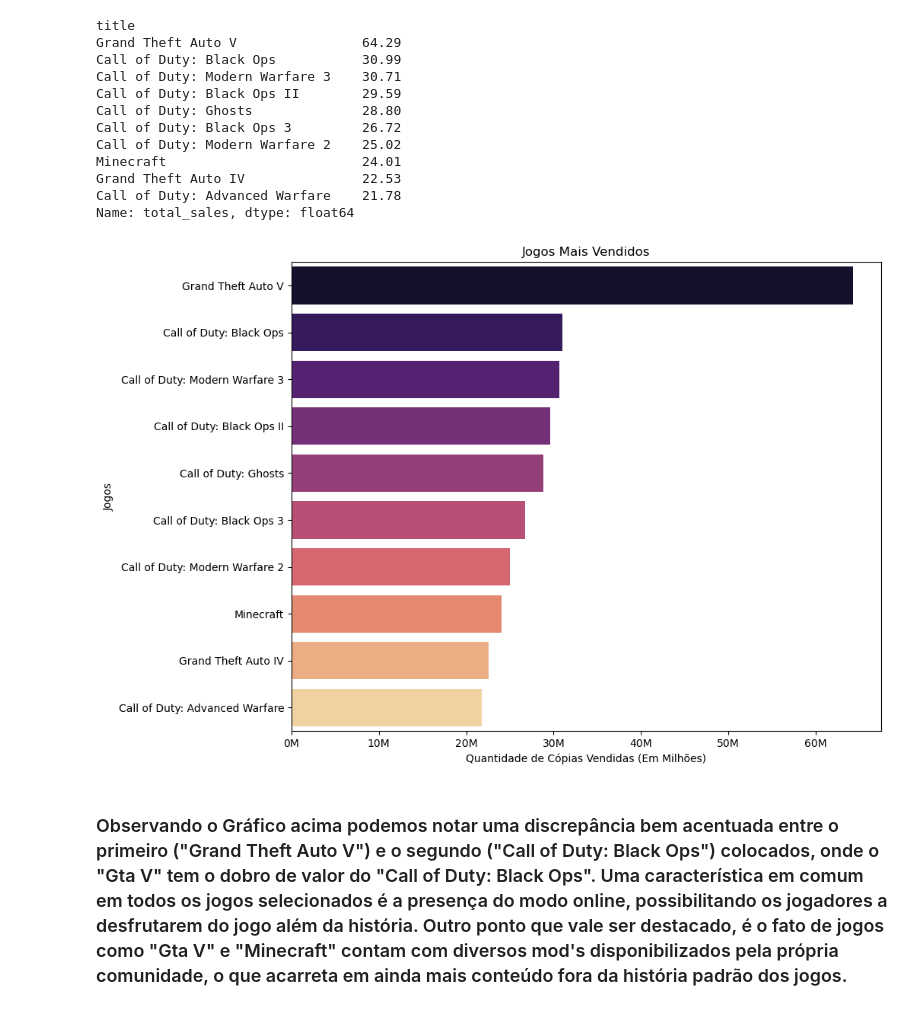
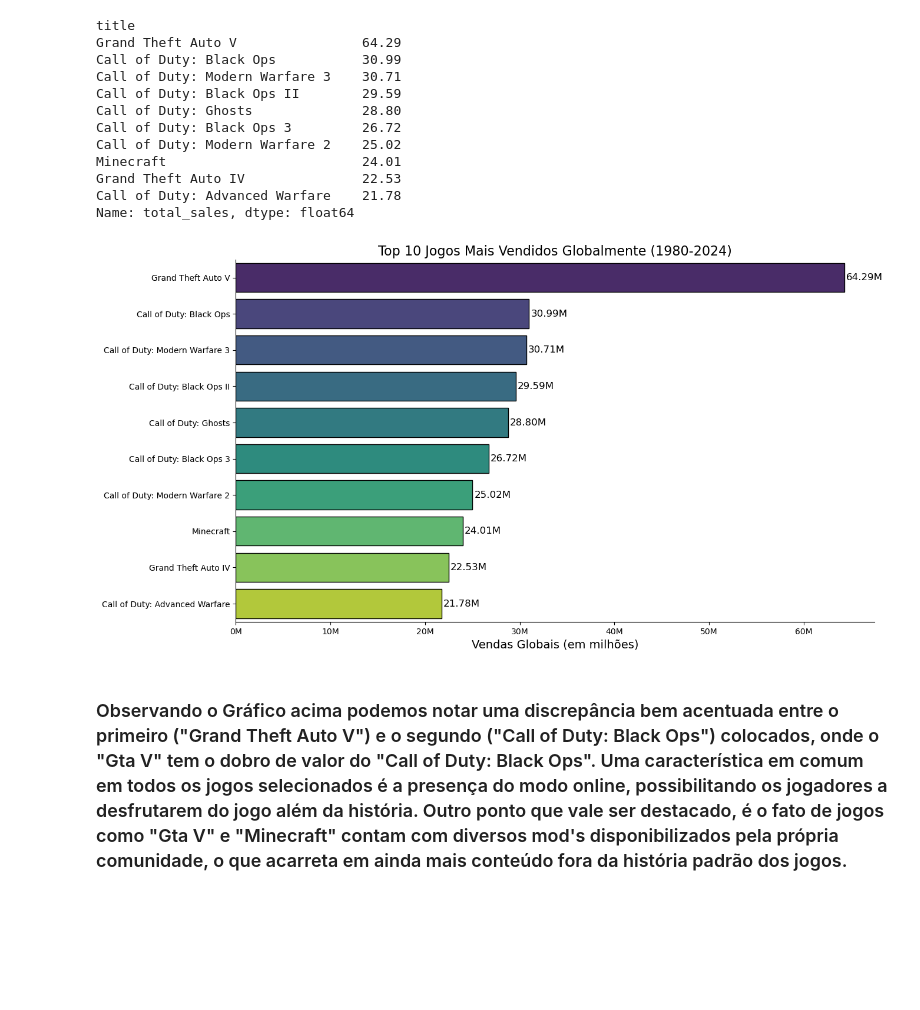
Before and after one commit to MatheusMorandi/Analise_Vendas_Jogos_2024, a Jupyter notebook: src/eda.ipynb, the cells around one changed output. Cells and saved outputs as stored; diff of their text form; code cells hidden in the pictures; blank space fills up the shorter version.

Commit message:
Atualizando graficos de vendas

```diff
--- a/src/eda.ipynb
+++ b/src/eda.ipynb
@@ -97,30 +96,36 @@ Grand Theft Auto IV               22.53
 Call of Duty: Advanced Warfare    21.78
 Name: total_sales, dtype: float64
 # %%
-plt.figure(figsize = (10,8))
+plt.figure(figsize = (14,8))
 
 ax = sns.barplot(
     data = pd.DataFrame(games_mais_vendido),
     x = games_mais_vendido.values,
     y = games_mais_vendido.index,
-    palette = "magma",
+    palette = "viridis",
+    edgecolor="black",
     hue = games_mais_vendido.index,
     legend = False)
 
 def formatador(x, pos):
     return f'{x:.0f}M'
 
 plt.gca().xaxis.set_major_formatter(plt.FuncFormatter(formatador))
 
-_ = plt.title("Jogos Mais Vendidos")
+for container in ax.containers:
+    ax.bar_label(container, fmt = "%.2fM", padding = 2, fontsize = 12)
 
-_ = plt.xlabel("Quantidade de Cópias Vendidas (Em Milhões)")
+plt.title("Top 10 Jogos Mais Vendidos Globalmente (1980-2024)", fontsize = 16, pad = 5)
 
-_ = plt.ylabel("Jogos")
+plt.xlabel("Vendas Globais (em milhões)", fontsize = 14)
+
+plt.ylabel("")
+
+sns.despine()
 
 plt.show()
 # %% [output]
-[figure, old version]
+[figure, new version]
 # %% [markdown]
 ### Observando o Gráfico acima podemos notar uma discrepância bem acentuada entre o primeiro ("Grand Theft Auto V") e o segundo ("Call of Duty: Black Ops") colocados, onde o "Gta V" tem o dobro de valor do "Call of Duty: Black Ops". Uma característica em comum em todos os jogos selecionados é a presença do modo online, possibilitando os jogadores a desfrutarem do jogo além da história. Outro ponto que vale ser destacado, é o fato de jogos como "Gta V" e "Minecraft" contam com diversos mod's disponibilizados pela própria comunidade, o que acarreta em ainda mais conteúdo fora da história padrão dos jogos.
 # %%
```
Also changed, not shown: parts of 2 cells of this notebook.
